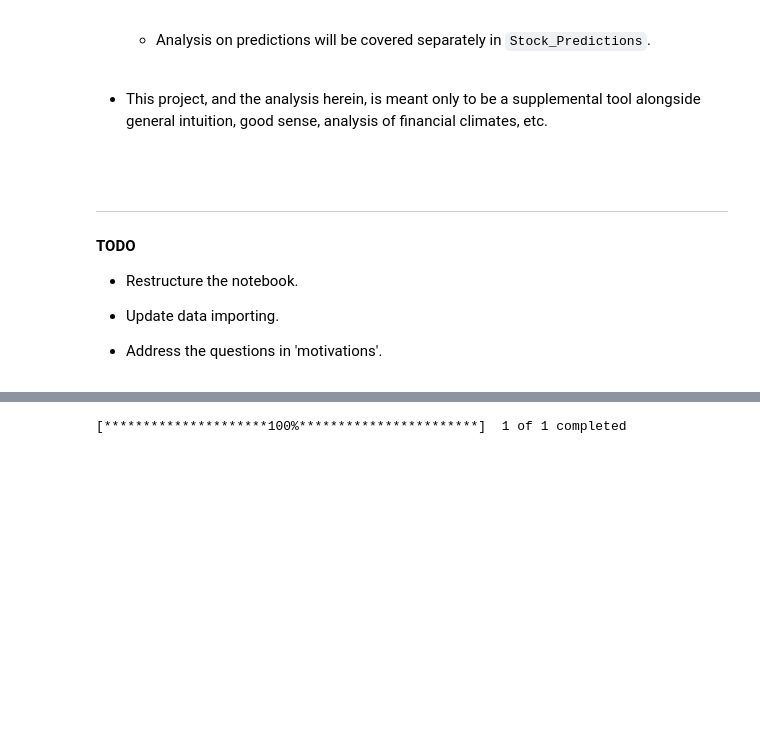
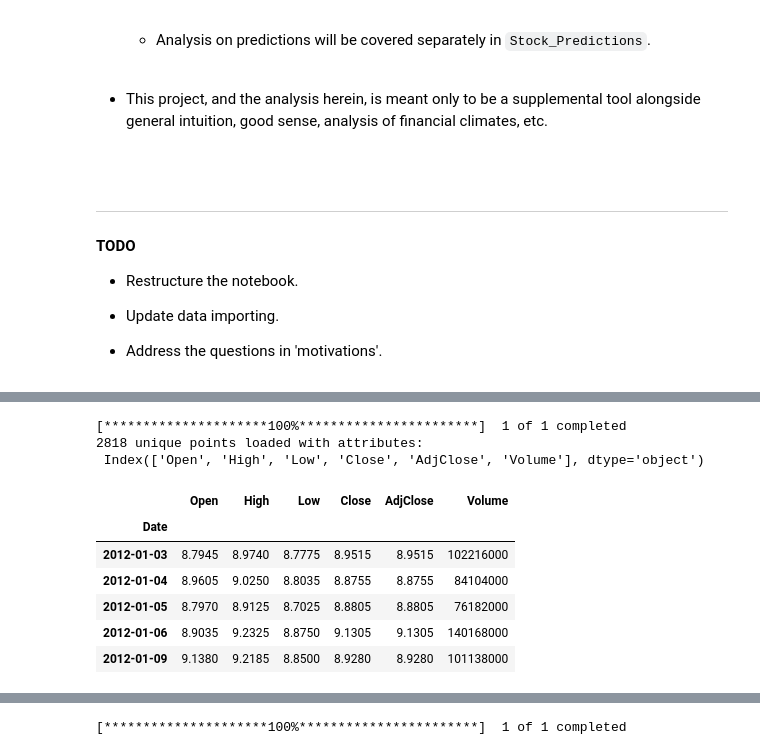
Before and after one commit to leoglonz/Securities_Analytics, a Jupyter notebook: Stock_Analysis.ipynb, the cells around one changed output, grey strips where cells are left out. Cells and saved outputs as stored; diff of their text form; code cells hidden in the pictures; blank space fills up the shorter version.

```diff
--- a/Stock_Analysis.ipynb
+++ b/Stock_Analysis.ipynb
@@ -69,0 +75,25 @@ tsla
+# %%
+# Yahoo Finance stock scraping.
+# **Careful with how many times you run this to avoid IP ban**
+TICKER = 'AMZN'
+START = dt.datetime(2012, 1, 1)
+END = dt.datetime.today()
+
+stock = pdr.get_data_yahoo(TICKER, START, END).rename(columns= {'Adj Close': 'AdjClose'})
+
+print(stock.shape[0], "unique points loaded with attributes: \n", stock.
+      keys())
+# %% [output]
+[*********************100%***********************]  1 of 1 completed
+2818 unique points loaded with attributes:
+ Index(['Open', 'High', 'Low', 'Close', 'AdjClose', 'Volume'], dtype='object')
+# %%
+stock.head()
+# %% [output]
+|  | Open | High | Low | Close | AdjClose | Volume |
+| Date |  |  |  |  |  |  |
+| 2012-01-03 | 8.7945 | 8.9740 | 8.7775 | 8.9515 | 8.9515 | 102216000 |
+| 2012-01-04 | 8.9605 | 9.0250 | 8.8035 | 8.8755 | 8.8755 | 84104000 |
+| 2012-01-05 | 8.7970 | 8.9125 | 8.7025 | 8.8805 | 8.8805 | 76182000 |
+| 2012-01-06 | 8.9035 | 9.2325 | 8.8750 | 9.1305 | 9.1305 | 140168000 |
+| 2012-01-09 | 9.1380 | 9.2185 | 8.8500 | 8.9280 | 8.9280 | 101138000 |
```
Also changed, not shown: parts of 9 cells of this notebook, 7 other files.
